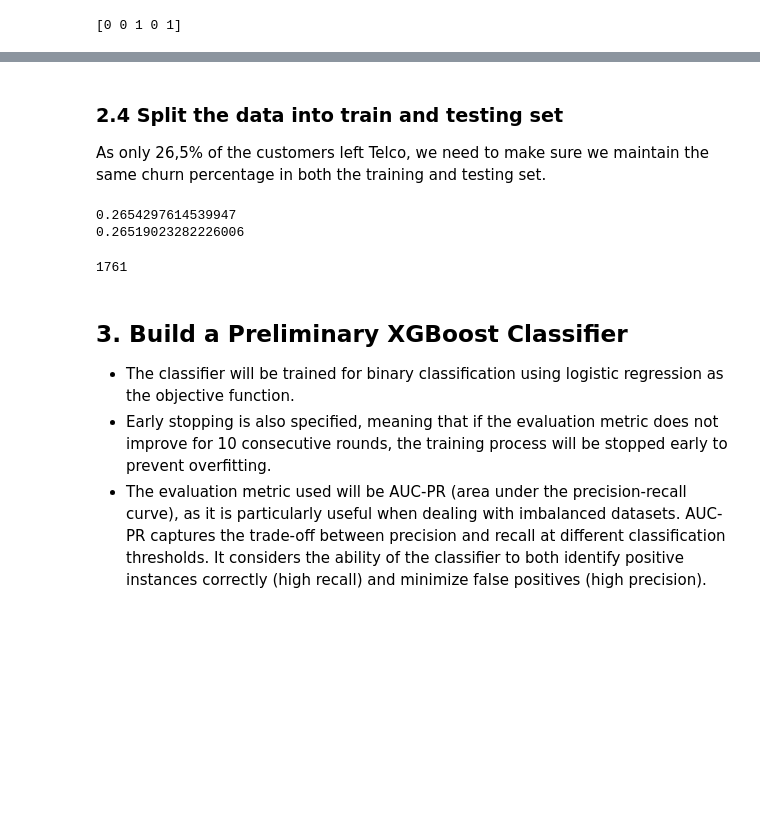
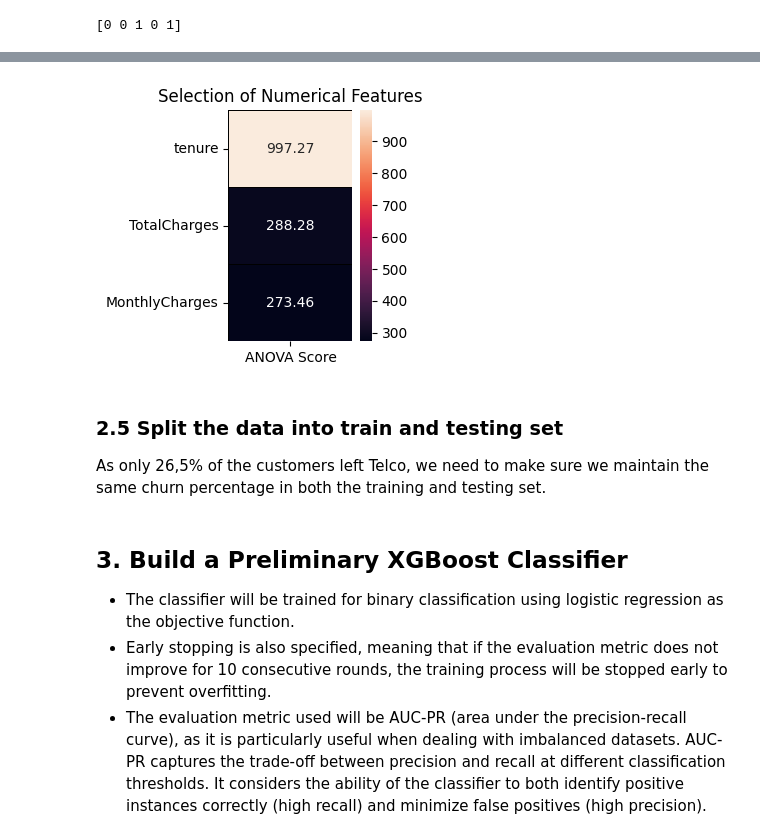
Before and after one commit to dobrinaVI/Customer-Churn-Prediction-using-XGBOOST, a Jupyter notebook: Customer_Churn_Prediction_using_XGBOOST.ipynb, the cells around one changed output, grey strips where cells are left out. Saved outputs shown, nothing was run; the diff lists cells and outputs as text; code cells hidden in the pictures; blank space fills up the shorter version.

```diff
--- a/Customer_Churn_Prediction_using_XGBOOST.ipynb
+++ b/Customer_Churn_Prediction_using_XGBOOST.ipynb
@@ -263,0 +274,14 @@ print(y_encoded[:5])
+# %%
+#Scoring and ranking according to the effect of numeric data on the dependent variable
+features = X_encoded.loc[:,num_cols]
+
+best_features = SelectKBest(score_func = f_classif,k = 'all')
+fit = best_features.fit(features,y_encoded)
+
+featureScores_num = pd.DataFrame(data = fit.scores_,index = list(features.columns),columns = ['ANOVA Score'])
+
+plt.subplots(figsize = (2,3))
+sbn.heatmap(featureScores_num.sort_values(ascending = False,by = 'ANOVA Score'),annot = True,linewidths = 0.4,linecolor = 'black',fmt = '.2f');
+plt.title('Selection of Numerical Features');
+# %% [output]
+[figure, added]
@@ -264,22 +292,11 @@ print(y_encoded[:5])
 # %% [markdown]
-### 2.4 Split the data into train and testing set
+### 2.5 Split the data into train and testing set
 As only 26,5% of the customers left Telco, we need to make sure we maintain the same churn percentage in both the training and testing set.
 # %%
 # Split the data into train/test
 X_train, X_test, y_train, y_test = train_test_split(X_encoded, y_encoded,
                                                     random_state=5, #to endure the split is reproducable
                                                     stratify=y_encoded) #stratifying by Churn
-# %%
-# Verify that the train/test datasets are correctly stratified
-print(sum(y_train)/len(y_train))
-print(sum(y_test)/len(y_test))
-# %% [output]
-0.2654297614539947
-0.26519023282226006
-# %%
-len(y_test) #length of the test dataset
-# %% [output]
-1761
 # %% [markdown]
 ## 3. Build a Preliminary XGBoost Classifier
 
```
Also changed, not shown: parts of 24 cells of this notebook.
